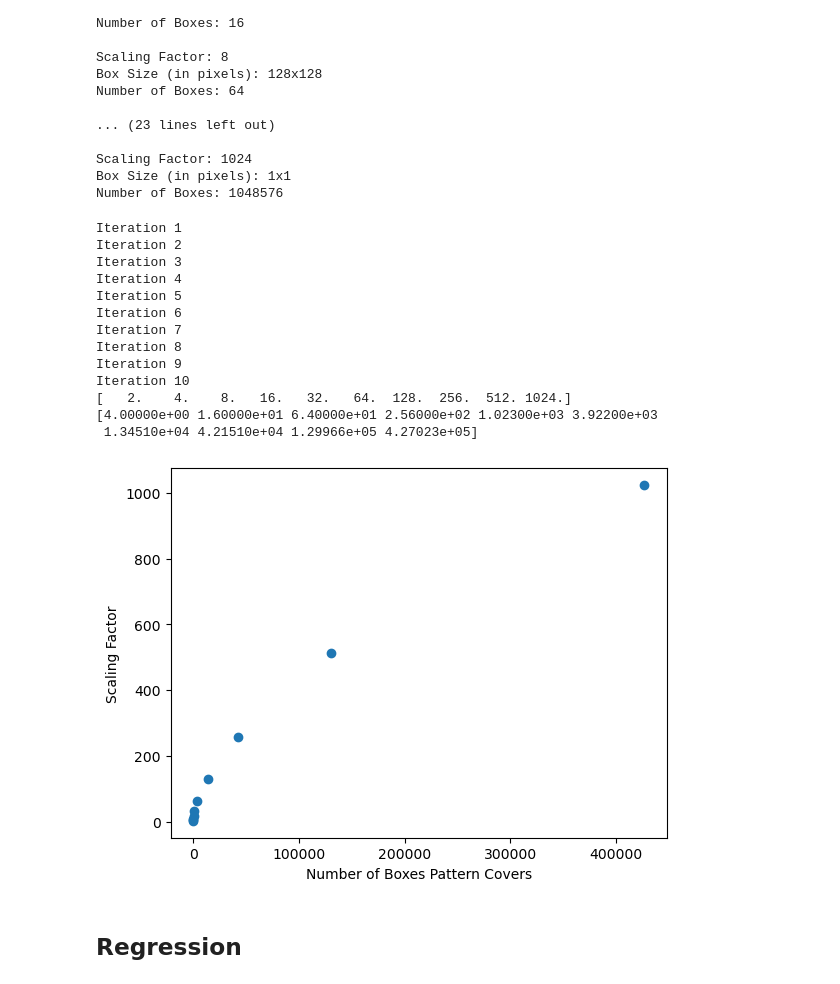
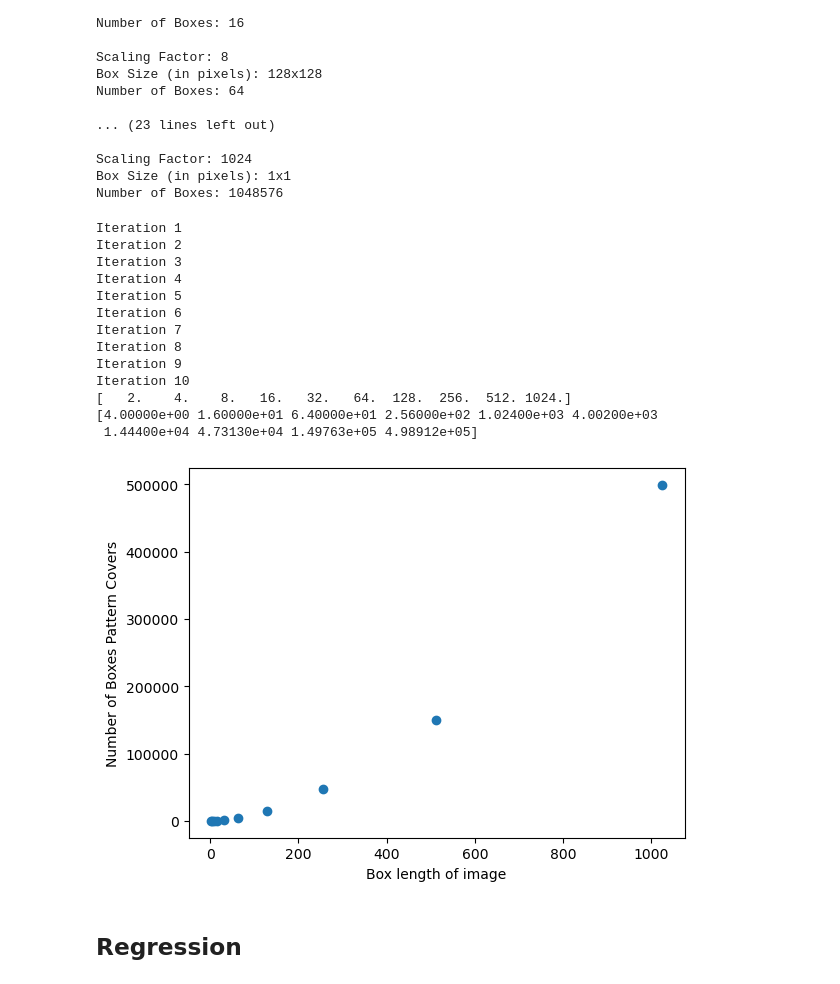
Before and after one commit to nathan-barry/fractal-dimension-calculator, a Jupyter notebook: fractal-dimension.ipynb, the cells around one changed output. Cells and saved outputs as stored; diff of their text form; code cells hidden in the pictures.

```diff
--- a/fractal-dimension.ipynb
+++ b/fractal-dimension.ipynb
@@ -93,7 +93,7 @@ print(avg)
 # %%
 # Make and print finished image
 
-ret,fin_thresh = cv.threshold(fin_img,100,255,cv.THRESH_BINARY)
+ret,fin_thresh = cv.threshold(fin_img,avg,255,cv.THRESH_BINARY)
 plt.axis('off')
 plt.imshow(fin_thresh)
 # %% [output]
@@ -170,17 +170,17 @@ Iteration 8
 Iteration 9
 Iteration 10
 [   2.    4.    8.   16.   32.   64.  128.  256.  512. 1024.]
-[4.00000e+00 1.60000e+01 6.40000e+01 2.56000e+02 1.02300e+03 3.92200e+03
- 1.34510e+04 4.21510e+04 1.29966e+05 4.27023e+05]
+[4.00000e+00 1.60000e+01 6.40000e+01 2.56000e+02 1.02400e+03 4.00200e+03
+ 1.44400e+04 4.73130e+04 1.49763e+05 4.98912e+05]
 # %%
 # Plot n and scaling factor
 
-plt.plot(nArr, sArr, 'o')
-plt.xlabel('Number of Boxes Pattern Covers')
-plt.ylabel('Scaling Factor')
+plt.plot(sArr, nArr, 'o')
+plt.ylabel('Number of Boxes Pattern Covers')
+plt.xlabel('Box length of image')
 plt.show()
 # %% [output]
-[figure, old version]
+[figure, new version]
 # %% [markdown]
 ## Regression
 # %%
```
Also changed, not shown: parts of 16 cells of this notebook.
